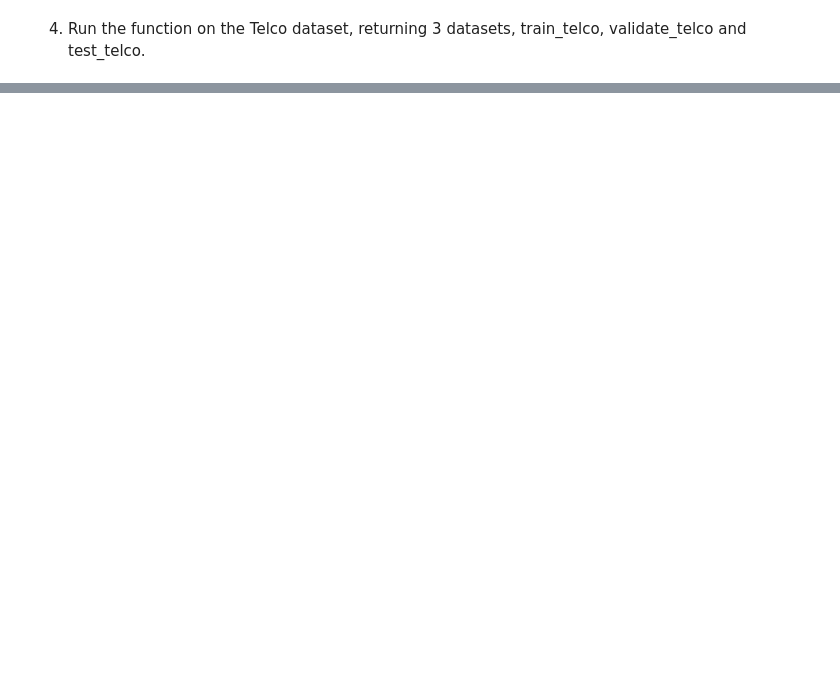
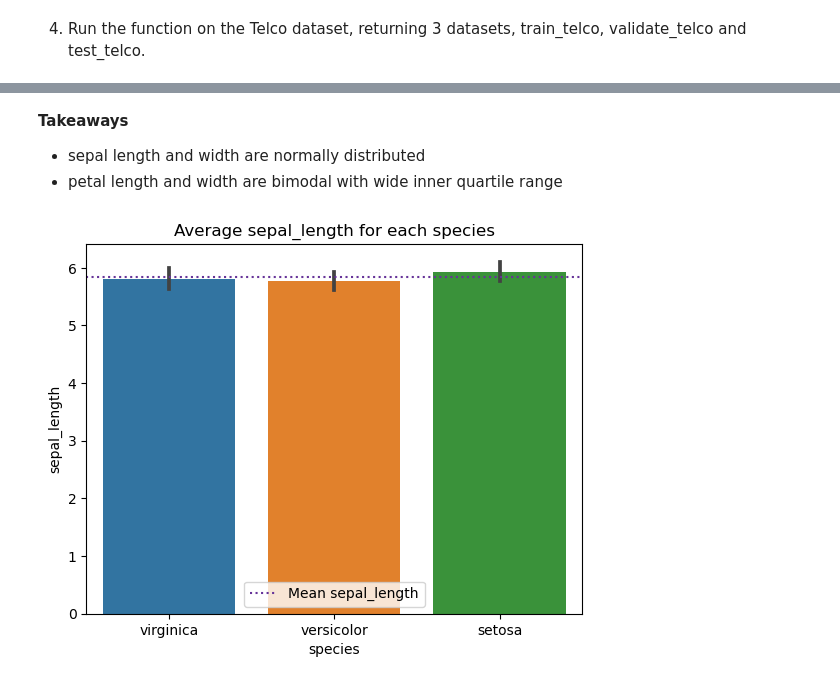
Before and after one commit to heywood95/classification-exercises, a Jupyter notebook: classification_exercises.ipynb, the cells around one changed output, grey strips where cells are left out. Saved outputs shown, nothing was run; the diff lists cells and outputs as text; code cells hidden in the pictures; blank space fills up the shorter version.

```diff
--- a/classification_exercises.ipynb
+++ b/classification_exercises.ipynb
@@ -416,0 +730,13 @@ Split your data
+# %%
+def prep_iris(iris):
+
+    cols_to_drop = ['measurement_id', 'species_id']
+    iris = iris.drop(columns=cols_to_drop)
+    iris.rename(columns = {'species_name': 'species'}, inplace=True)
+    dummy_iris = pd.get_dummies(iris.species, drop_first=True)
+    iris = pd.concat([iris, dummy_iris], axis=1)
+
+    return iris
+# %%
+iris = prep_iris(iris)
+iris.head(2)
@@ -416,0 +747,13 @@ Split your data
+# %%
+def train_validate_test_split(iris, target, seed=123):
+
+    train_validate, test = train_test_split(iris, test_size=0.2,
+                                            random_state=seed,
+                                            stratify=iris[target])
+    train, validate = train_test_split(train_validate, test_size=0.3,
+                                       random_state=seed,
+                                       stratify=train_validate[target])
+    return train, validate, test
+# %%
+train, validate, test = train_validate_test_split(iris, target='species')
+train.shape, validate.shape, test.shape
@@ -416,0 +910,15 @@ Split your data
+# %% [markdown]
+**Takeaways**
+
+- sepal length and width are normally distributed
+- petal length and width are bimodal with wide inner quartile range
+# %%
+col='sepal_length'
+sns.barplot(x='species', y=col, data=train)
+plt.title(f'Average {col} for each species')
+mean_sepal_length = train.sepal_length.mean()
+plt.axhline(mean_sepal_length, label=f'Mean {col}', color='rebeccapurple', linestyle='dotted')
+plt.legend()
+plt.show()
+# %% [output]
+[figure, added]
```
Also changed, not shown: parts of 132 cells of this notebook.
